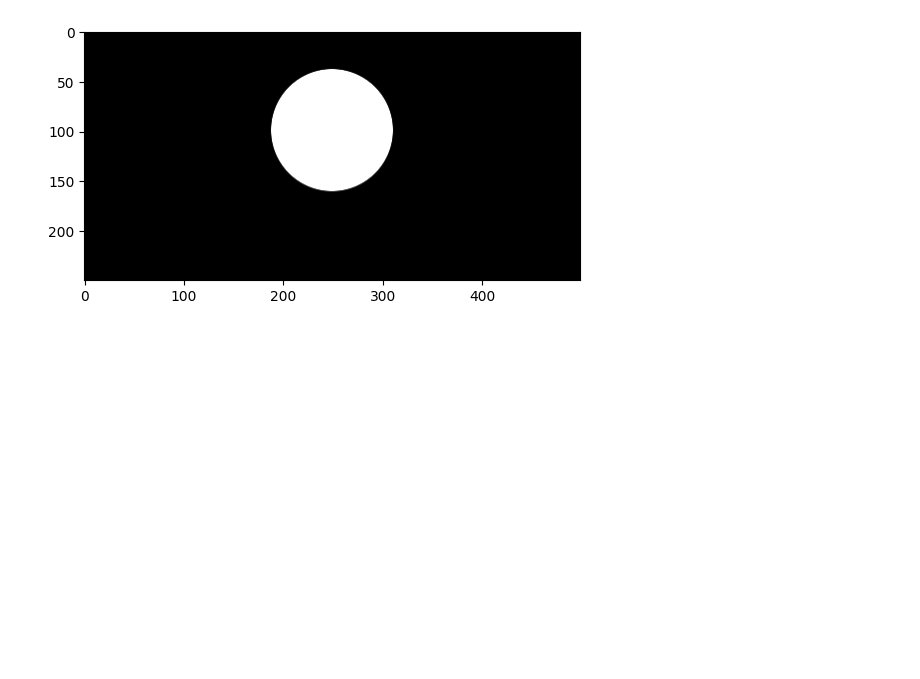
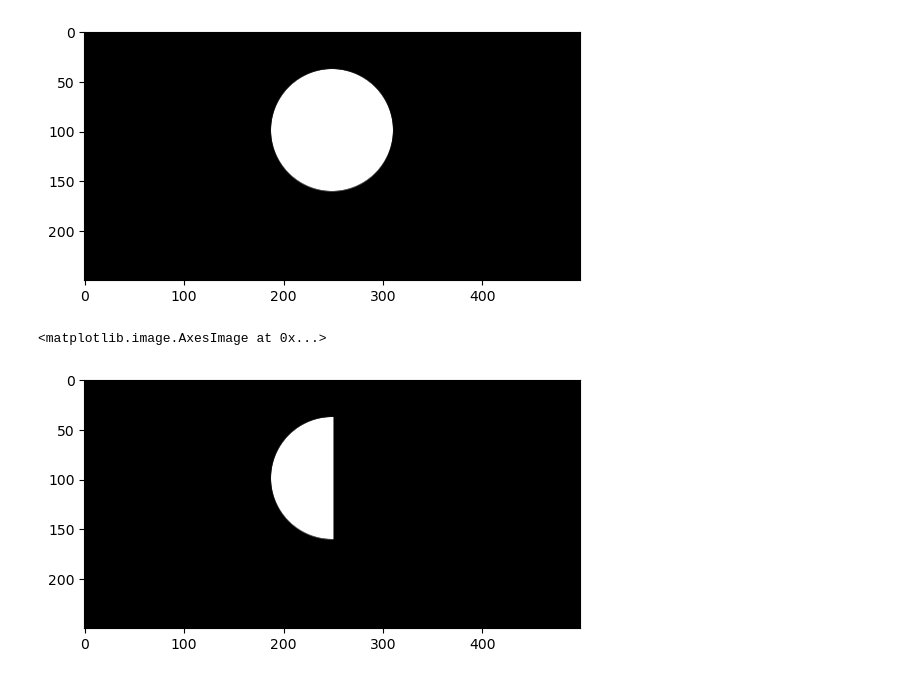
Before and after one commit to prathwik0/AICV, a Jupyter notebook: CV/2_bitwiseoperation.ipynb, the cells around one changed output. Saved outputs shown, nothing was run; the diff lists cells and outputs as text; code cells hidden in the pictures; blank space fills up the shorter version.

```diff
--- a/CV/2_bitwiseoperation.ipynb
+++ b/CV/2_bitwiseoperation.ipynb
@@ -29,7 +29,13 @@ img2 = cv2.imread('../imagedata/1bit2.png')
 # %%
 # Image Opeation AND
-bitwiseAnd = cv2.bitwise_and(img1, img2, mask=None) #It creates a region on which the operation should be applied.
-display("AND", bitwiseAnd)
+bitwiseAnd = cv2.bitwise_and(
+    img1, img2, mask=None
+)  # It creates a region on which the operation should be applied.
+plt.imshow(bitwiseAnd)
+# display("AND", bitwiseAnd)
+# %% [output]
+<matplotlib.image.AxesImage at 0x...>
+[figure, added]
 # %%
 # Image Operation OR
 bitwiseOr = cv2.bitwise_or(img1, img2)
```
Also changed, not shown: parts of 5 cells of this notebook, 17 other files.
